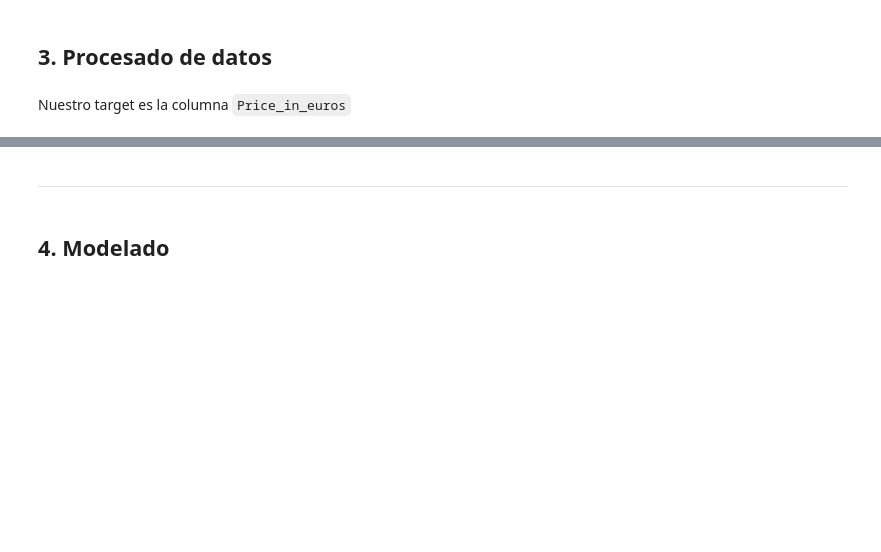
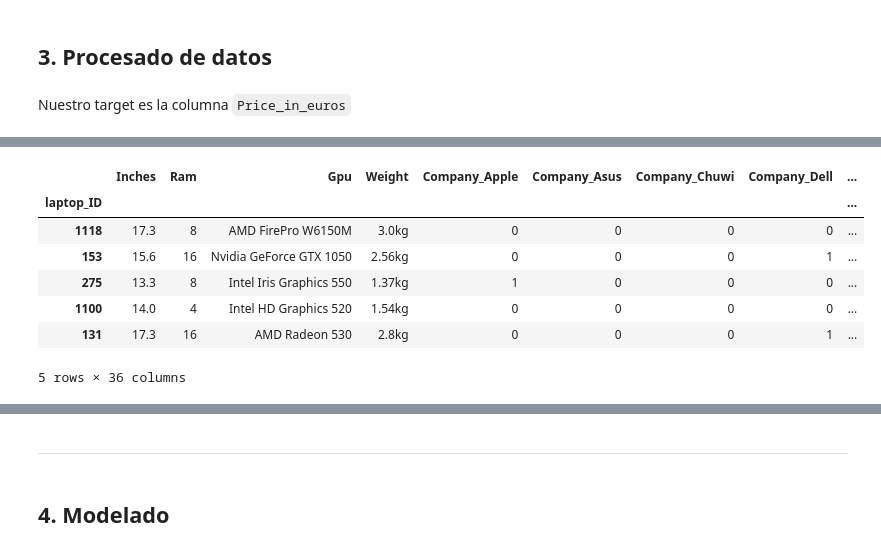
Before and after one commit to Nick-Brown-Git/ONLINE_DS_THEBRIDGE_repo_nicholas_brown, a Jupyter notebook: Team_Challenges/TC_04_Sprint_12_Kaggle/Kaggle_submission.ipynb, the cells around one changed output, grey strips where cells are left out. Cells and saved outputs as stored; diff of their text form; code cells hidden in the pictures; blank space fills up the shorter version.

```diff
--- a/Team_Challenges/TC_04_Sprint_12_Kaggle/Kaggle_submission.ipynb
+++ b/Team_Challenges/TC_04_Sprint_12_Kaggle/Kaggle_submission.ipynb
@@ -64,0 +233,31 @@ Nuestro target es la columna `Price_in_euros`
+# %%
+# drop memory column
+X_train = X_train.drop(columns=["Memory"])
+X_test = X_test.drop(columns=["Memory"])
+# %%
+# extract cpu brand
+X_train["cpu_brand"] = X_train["Cpu"].str.extract(
+    r"(Intel|AMD)", expand=False
+).str.lower()
+
+X_test["cpu_brand"] = X_test["Cpu"].str.extract(
+    r"(Intel|AMD)", expand=False
+).str.lower()
+# %%
+X_train = X_train.drop(columns=["Cpu"])
+X_test = X_test.drop(columns=["Cpu"])
+# %%
+X_train = pd.get_dummies(X_train, columns = ["cpu_brand"], drop_first=True, dtype=int)
+X_test = pd.get_dummies(X_test, columns = ["cpu_brand"], drop_first=True, dtype=int)
+X_test = X_test.reindex(columns=X_train.columns,fill_value=0)
+# %%
+X_train.head()
+# %% [output]
+|  | Inches | Ram | Gpu | Weight | Company_Apple | Company_Asus | Company_Chuwi | Company_Dell | ... |
+| laptop_ID |  |  |  |  |  |  |  |  | ... |
+| 1118 | 17.3 | 8 | AMD FirePro W6150M | 3.0kg | 0 | 0 | 0 | 0 | ... |
+| 153 | 15.6 | 16 | Nvidia GeForce GTX 1050 | 2.56kg | 0 | 0 | 0 | 1 | ... |
+| 275 | 13.3 | 8 | Intel Iris Graphics 550 | 1.37kg | 1 | 0 | 0 | 0 | ... |
+| 1100 | 14.0 | 4 | Intel HD Graphics 520 | 1.54kg | 0 | 0 | 0 | 0 | ... |
+| 131 | 17.3 | 16 | AMD Radeon 530 | 2.8kg | 0 | 0 | 0 | 1 | ... |
+5 rows × 36 columns
```
Also changed, not shown: parts of 88 cells of this notebook, 8 other files.
